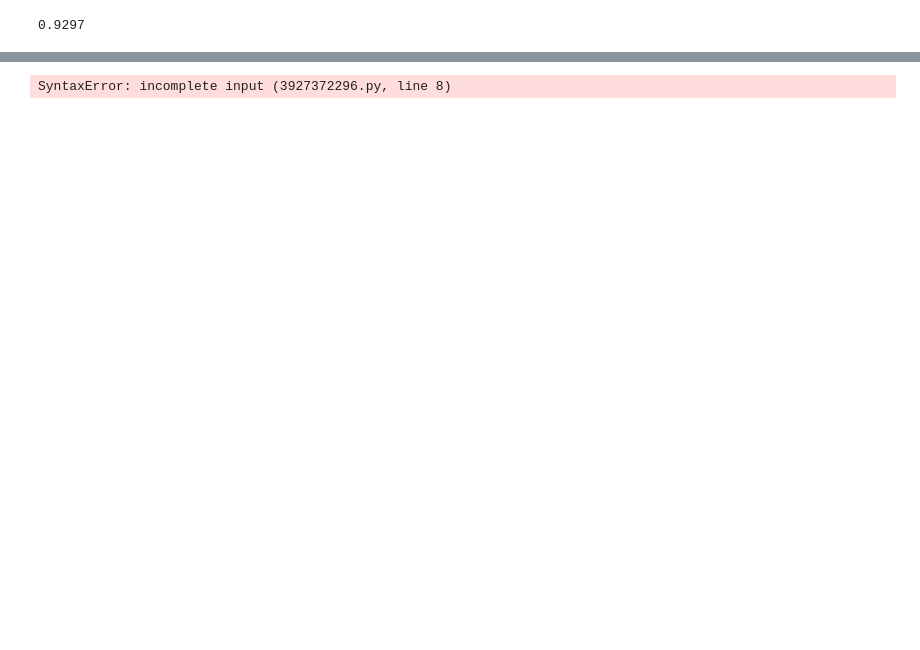
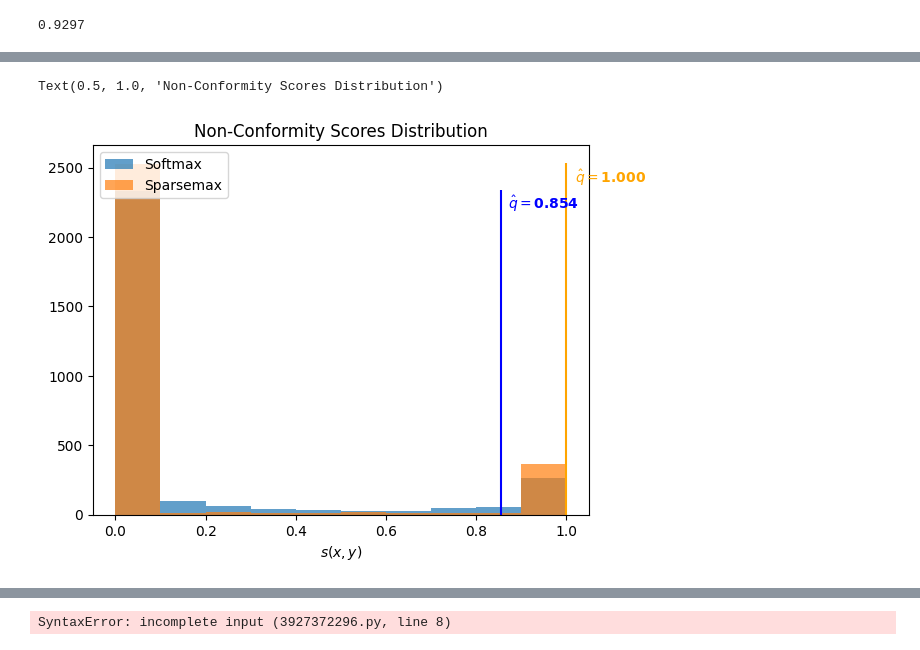
Before and after one commit to JoaoCalem/Conformal-Sparsemax, a Jupyter notebook: conformal_sparsemax/conformal_predictors/conformal_predictors.ipynb, the cells around one changed output, grey strips where cells are left out. Drawn from its saved outputs; the diff is of its cells as text; code cells hidden in the pictures; blank space fills up the shorter version.

```diff
--- a/conformal_sparsemax/conformal_predictors/conformal_predictors.ipynb
+++ b/conformal_sparsemax/conformal_predictors/conformal_predictors.ipynb
@@ -226 +265,47 @@ plt.show()
+# %%
+pred_cal_path = '../../predictions/CIFAR10_cal_NLLLoss_softmax_proba.pickle'
+pred_test_path = '../../predictions/CIFAR10_test_NLLLoss_softmax_proba.pickle'
+true_cal_path = '../../predictions/CIFAR10_cal_true.pickle'
+true_test_path = '../../predictions/CIFAR10_test_true.pickle'
+pred_cal_path_sparse = '../../predictions/CIFAR10_cal_NLLLoss_sparsemax_proba.pickle'
+pred_test_path_sparse = '../../predictions/CIFAR10_test_NLLLoss_sparsemax_proba.pickle'
+true_cal_path_sparse = '../../predictions/CIFAR10_cal_true.pickle'
+true_test_path_sparse = '../../predictions/CIFAR10_test_true.pickle'
+pred_cal, pred_test, true_cal, true_test = get_data(pred_cal_path, pred_test_path,true_cal_path, true_test_path)
+pred_cal_sparse, pred_test_sparse, true_cal_sparse, true_test_sparse = get_data(pred_cal_path_sparse,
+                                                                                pred_test_path_sparse,
+                                                                                true_cal_path_sparse,
+                                                                                true_test_path_sparse)
+# %%
+alpha = 0.1
+n_cal = pred_cal.shape[0]
+n_test = pred_test.shape[0]
+true_mask = true_cal.astype(bool)
+cal_scores = 1 - pred_cal[true_mask]
+cal_scores_sparse = 1 - pred_cal_sparse[true_mask]
+
+q_level = np.ceil((n_cal+1)*(1-alpha))/n_cal
+
+qhat = np.quantile(cal_scores, q_level, method = 'higher')
+qhat_sparse = np.quantile(cal_scores_sparse, q_level, method = 'higher')
+
+test_scores = 1 - pred_test
+test_scores_sparse = 1 - pred_test_sparse
+
+test_match = test_scores<= qhat
+test_match_sparse = test_scores_sparse<= qhat_sparse
+# %%
+fig, axs = plt.subplots()
+axs.hist(cal_scores,alpha=0.7, bins=10,label = 'Softmax')
+axs.hist(cal_scores_sparse,alpha=0.7,bins=10,label = 'Sparsemax')
+axs.legend(loc='upper left')
+axs.vlines(qhat,0,max(np.histogram(cal_scores, bins=10)[0])+10, color='blue')
+axs.text(qhat*1.02,max(np.histogram(cal_scores, bins=10)[0]-10)*0.95, r'$\hat{q}=$'+f'{qhat:.3f}', color='blue',fontweight='bold')
+axs.set_xlabel(r'$s(x,y)$')
+axs.vlines(qhat_sparse,0,max(np.histogram(cal_scores_sparse, bins=10)[0])+10, color='orange')
+axs.text(qhat_sparse*1.02,max(np.histogram(cal_scores_sparse, bins=10)[0]-10)*0.95, r'$\hat{q}=$'+f'{qhat_sparse:.3f}', color='orange',fontweight='bold')
+axs.set_title('Non-Conformity Scores Distribution')
+# %% [output]
+Text(0.5, 1.0, 'Non-Conformity Scores Distribution')
+[figure, added]
 # %%
```
Also changed, not shown: parts of 11 cells of this notebook, 2 other files.
